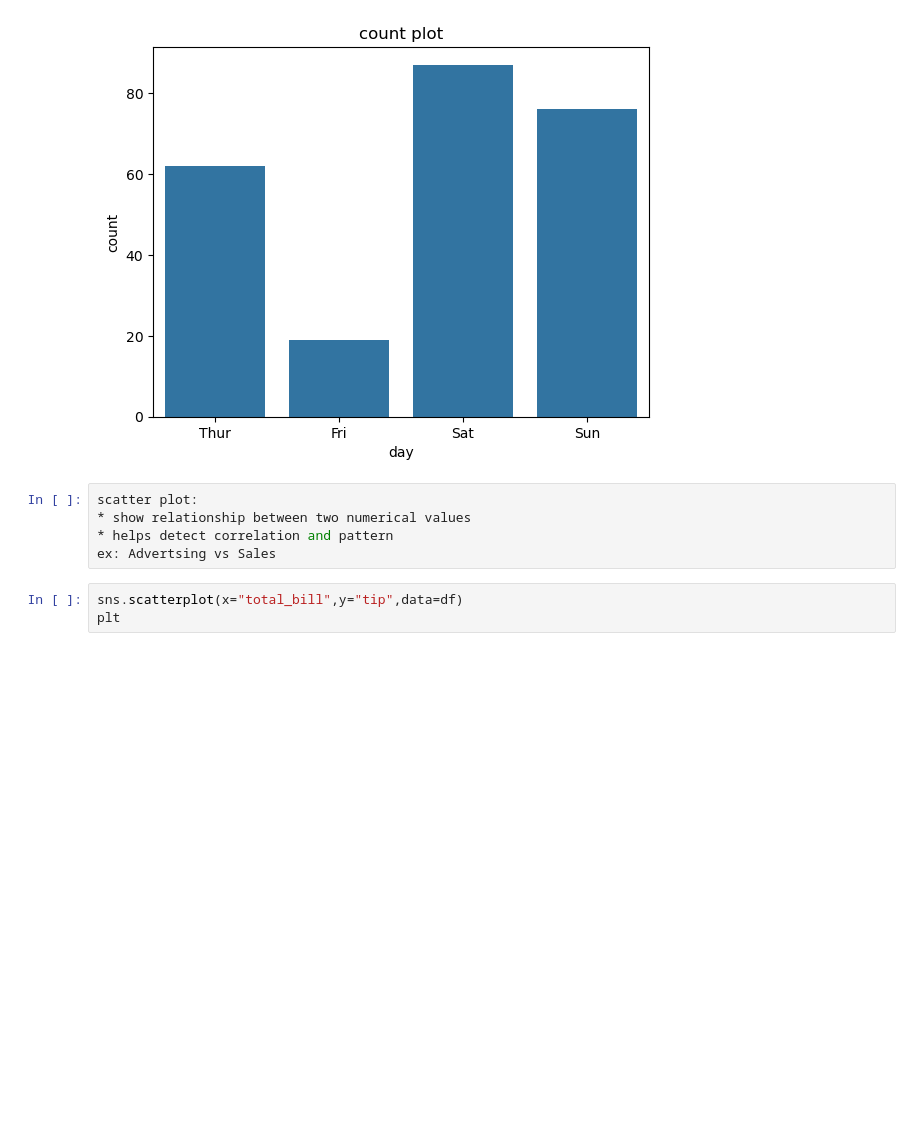
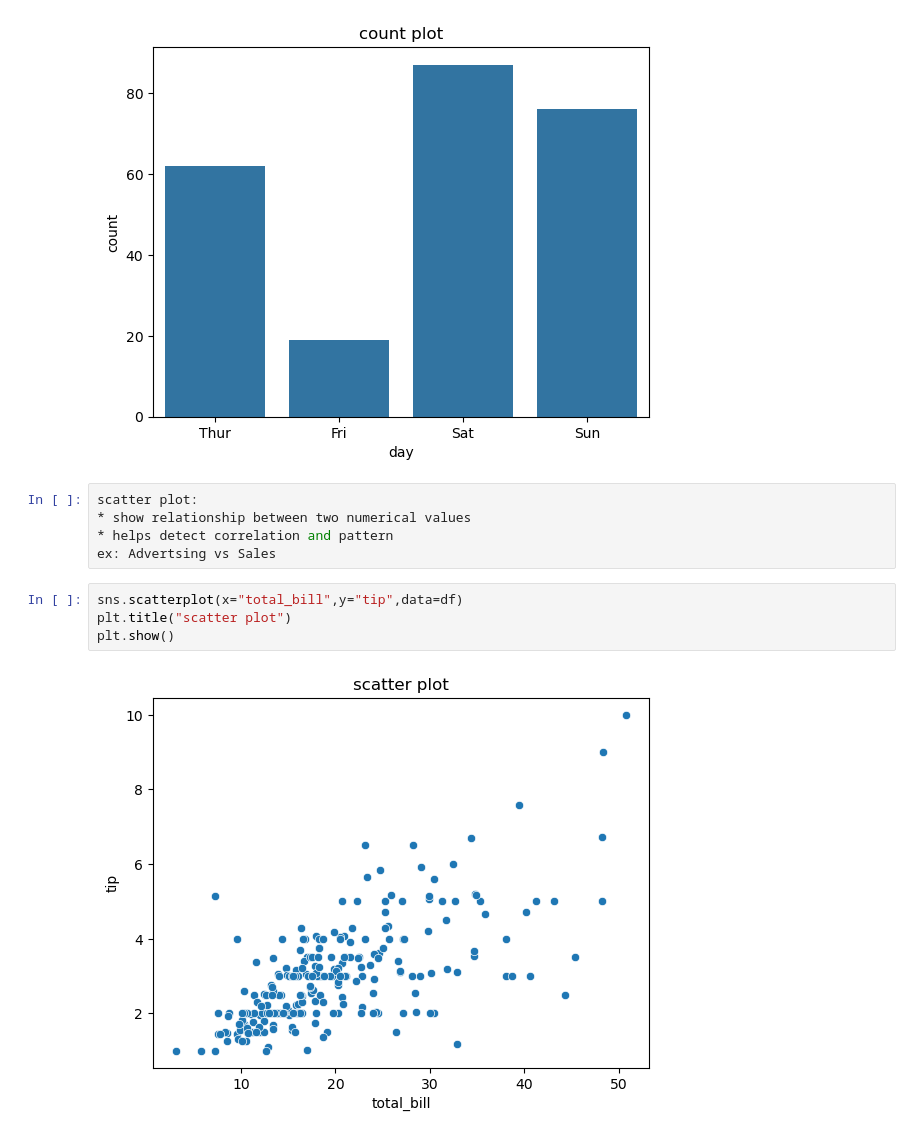
Before and after one commit to aryanra419/Python-class-notes, a Jupyter notebook: visualization.ipynb, the cells around one changed output. Drawn from its saved outputs; the diff is of its cells as text; blank space fills up the shorter version.

Commit message:
scatter plot

```diff
--- a/visualization.ipynb
+++ b/visualization.ipynb
@@ -236,7 +242,10 @@ scatter plot:
 ex: Advertsing vs Sales
 # %%
 sns.scatterplot(x="total_bill",y="tip",data=df)
-plt
+plt.title("scatter plot")
+plt.show()
+# %% [output]
+[figure, added]
 # %%
 !git add .
 # %% [output]
```
Also changed, not shown: parts of 6 cells of this notebook.
